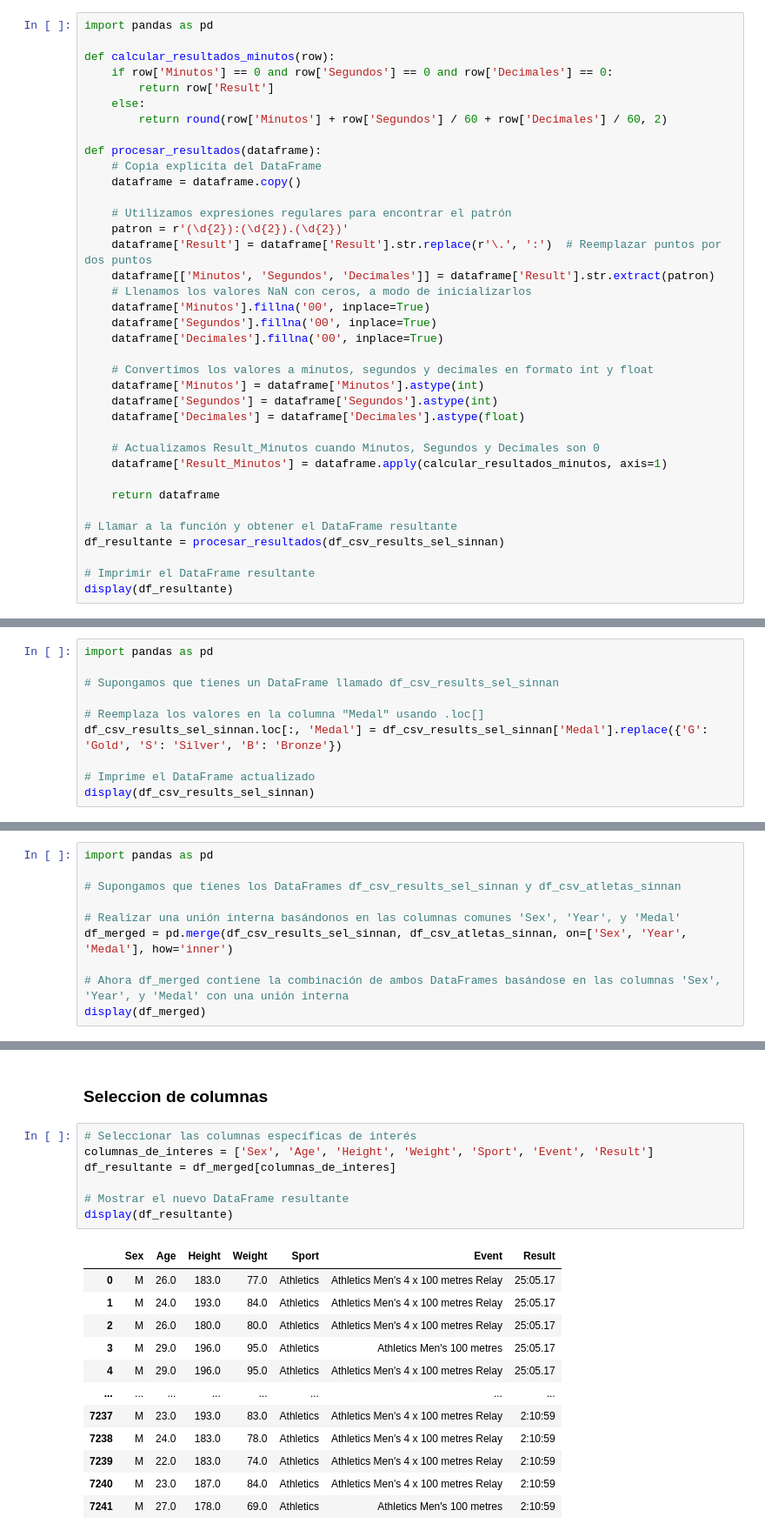
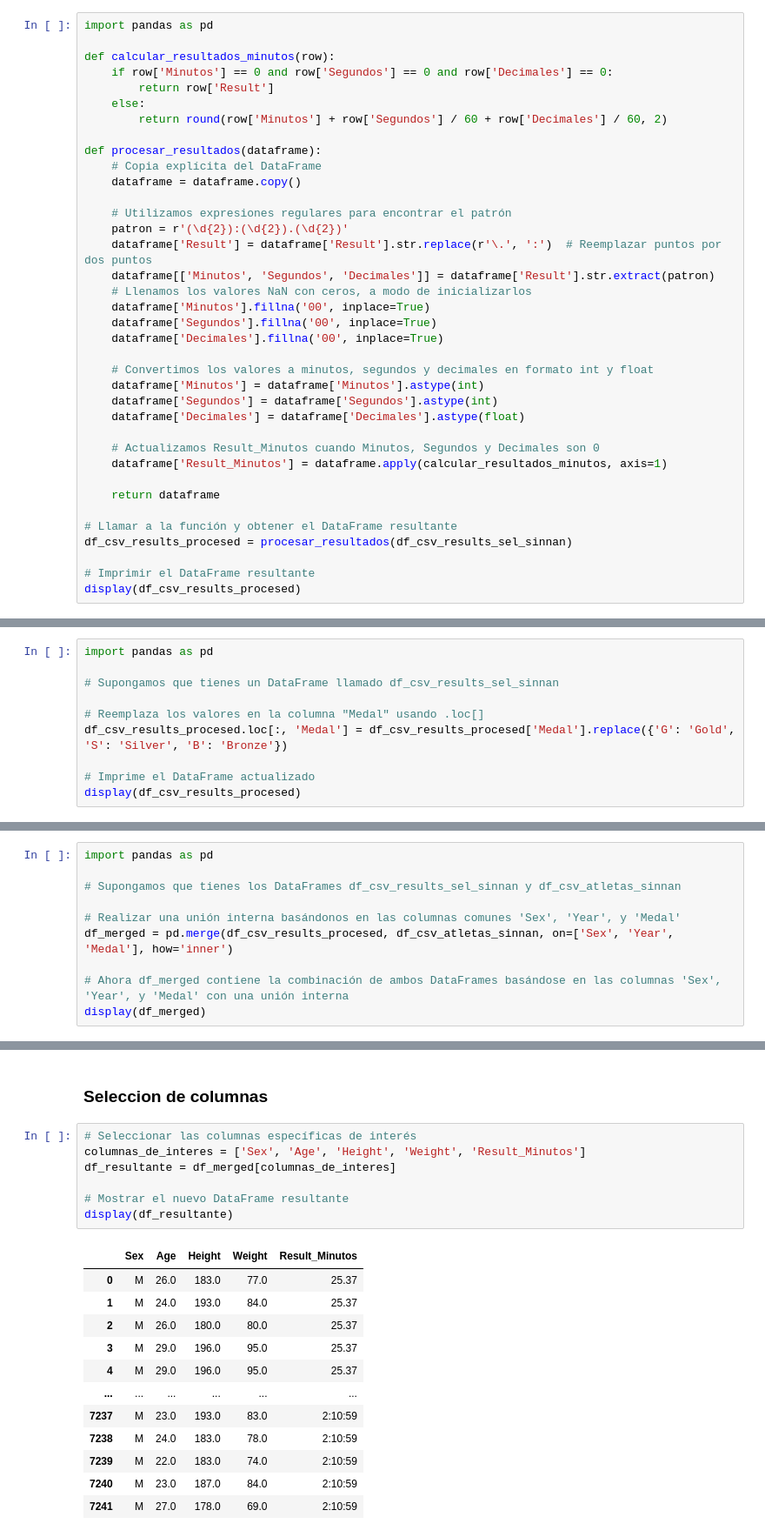
Before and after one commit to louismg27/IA_Act2_VIU, a Jupyter notebook: 04EPPY_Act02 (1).ipynb, the cells around one changed output, grey strips where cells are left out. Shown at 87% size. Saved outputs shown, nothing was run; the diff lists cells and outputs as text.

```diff
--- a/04EPPY_Act02 (1).ipynb
+++ b/04EPPY_Act02 (1).ipynb
@@ -482,9 +482,9 @@ def procesar_resultados(dataframe):
     return dataframe
 
 # Llamar a la función y obtener el DataFrame resultante
-df_resultante = procesar_resultados(df_csv_results_sel_sinnan)
+df_csv_results_procesed = procesar_resultados(df_csv_results_sel_sinnan)
 
 # Imprimir el DataFrame resultante
-display(df_resultante)
+display(df_csv_results_procesed)
 # %% [output]
 |  | Sex | Year | Medal | Result | Minutos | Segundos | Decimales | Result_Minutos |
@@ -518,8 +518,8 @@ import pandas as pd
 # Supongamos que tienes un DataFrame llamado df_csv_results_sel_sinnan
 
 # Reemplaza los valores en la columna "Medal" usando .loc[]
-df_csv_results_sel_sinnan.loc[:, 'Medal'] = df_csv_results_sel_sinnan['Medal'].replace({'G': 'Gold', 'S': 'Silver', 'B': 'Bronze'})
+df_csv_results_procesed.loc[:, 'Medal'] = df_csv_results_procesed['Medal'].replace({'G': 'Gold', 'S': 'Silver', 'B': 'Bronze'})
 
 # Imprime el DataFrame actualizado
-display(df_csv_results_sel_sinnan)
+display(df_csv_results_procesed)
 # %% [output]
@@ -545,7 +545,7 @@ import pandas as pd
 # Supongamos que tienes los DataFrames df_csv_results_sel_sinnan y df_csv_atletas_sinnan
 
 # Realizar una unión interna basándonos en las columnas comunes 'Sex', 'Year', y 'Medal'
-df_merged = pd.merge(df_csv_results_sel_sinnan, df_csv_atletas_sinnan, on=['Sex', 'Year', 'Medal'], how='inner')
+df_merged = pd.merge(df_csv_results_procesed, df_csv_atletas_sinnan, on=['Sex', 'Year', 'Medal'], how='inner')
 
 # Ahora df_merged contiene la combinación de ambos DataFrames basándose en las columnas 'Sex', 'Year', y 'Medal' con una unión interna
 display(df_merged)
@@ -567,21 +567,21 @@ display(df_merged)
 ### Seleccion de columnas
 # %%
 # Seleccionar las columnas específicas de interés
-columnas_de_interes = ['Sex', 'Age', 'Height', 'Weight', 'Sport', 'Event', 'Result']
+columnas_de_interes = ['Sex', 'Age', 'Height', 'Weight', 'Result_Minutos']
 df_resultante = df_merged[columnas_de_interes]
 
 # Mostrar el nuevo DataFrame resultante
 display(df_resultante)
 # %% [output]
-|  | Sex | Age | Height | Weight | Sport | Event | Result |
-| 0 | M | 26.0 | 183.0 | 77.0 | Athletics | Athletics Men's 4 x 100 metres Relay | 25:05.17 |
-| 1 | M | 24.0 | 193.0 | 84.0 | Athletics | Athletics Men's 4 x 100 metres Relay | 25:05.17 |
-| 2 | M | 26.0 | 180.0 | 80.0 | Athletics | Athletics Men's 4 x 100 metres Relay | 25:05.17 |
-| 3 | M | 29.0 | 196.0 | 95.0 | Athletics | Athletics Men's 100 metres | 25:05.17 |
-| 4 | M | 29.0 | 196.0 | 95.0 | Athletics | Athletics Men's 4 x 100 metres Relay | 25:05.17 |
-| ... | ... | ... | ... | ... | ... | ... | ... |
-| 7237 | M | 23.0 | 193.0 | 83.0 | Athletics | Athletics Men's 4 x 100 metres Relay | 2:10:59 |
-| 7238 | M | 24.0 | 183.0 | 78.0 | Athletics | Athletics Men's 4 x 100 metres Relay | 2:10:59 |
-| 7239 | M | 22.0 | 183.0 | 74.0 | Athletics | Athletics Men's 4 x 100 metres Relay | 2:10:59 |
-| 7240 | M | 23.0 | 187.0 | 84.0 | Athletics | Athletics Men's 4 x 100 metres Relay | 2:10:59 |
-| 7241 | M | 27.0 | 178.0 | 69.0 | Athletics | Athletics Men's 100 metres | 2:10:59 |
+|  | Sex | Age | Height | Weight | Result_Minutos |
+| 0 | M | 26.0 | 183.0 | 77.0 | 25.37 |
+| 1 | M | 24.0 | 193.0 | 84.0 | 25.37 |
+| 2 | M | 26.0 | 180.0 | 80.0 | 25.37 |
+| 3 | M | 29.0 | 196.0 | 95.0 | 25.37 |
+| 4 | M | 29.0 | 196.0 | 95.0 | 25.37 |
+| ... | ... | ... | ... | ... | ... |
+| 7237 | M | 23.0 | 193.0 | 83.0 | 2:10:59 |
+| 7238 | M | 24.0 | 183.0 | 78.0 | 2:10:59 |
+| 7239 | M | 22.0 | 183.0 | 74.0 | 2:10:59 |
+| 7240 | M | 23.0 | 187.0 | 84.0 | 2:10:59 |
+| 7241 | M | 27.0 | 178.0 | 69.0 | 2:10:59 |
```
Also changed, not shown: parts of 7 cells of this notebook.
